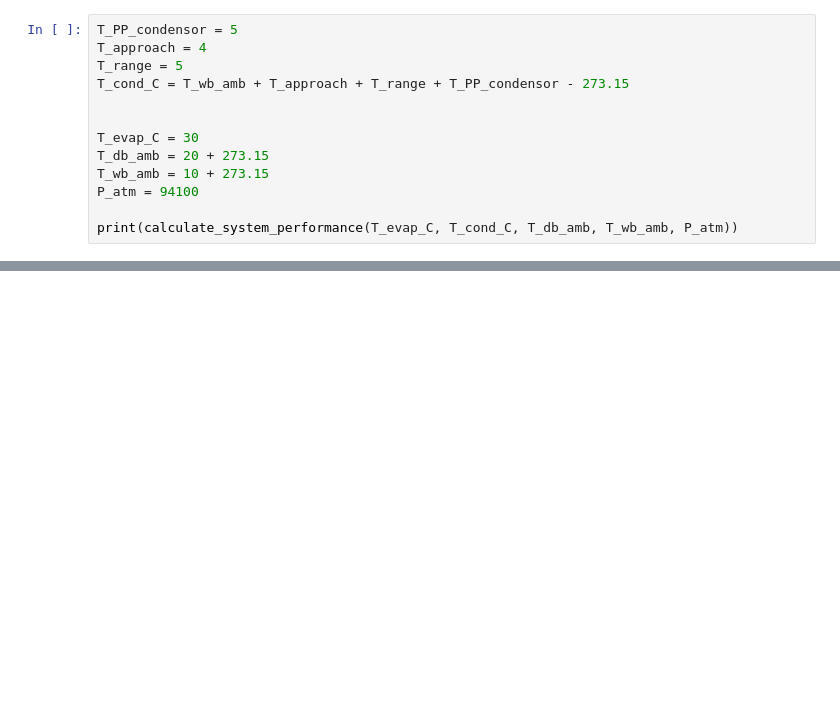
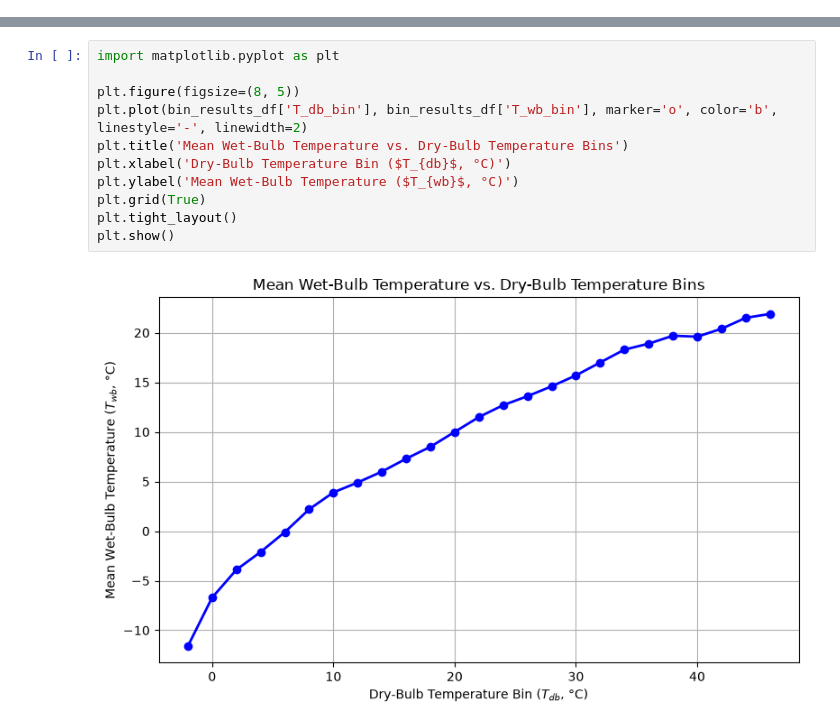
Before and after one commit to aewalter/Thermo, a Jupyter notebook: ORC_optimiser.ipynb, the cells around one changed output, grey strips where cells are left out. Drawn from its saved outputs; the diff is of its cells as text; blank space fills up the shorter version.

```diff
--- a/ORC_optimiser.ipynb
+++ b/ORC_optimiser.ipynb
@@ -147,14 +131 @@ def calculate_system_performance(T_evap_C, T_cond_C, T_db_amb, T_wb_amb, P_atm):
     }
-# %%
-T_PP_condensor = 5
-T_approach = 4
-T_range = 5
-T_cond_C = T_wb_amb + T_approach + T_range + T_PP_condensor - 273.15
-
-
-T_evap_C = 30
-T_db_amb = 20 + 273.15
-T_wb_amb = 10 + 273.15
-P_atm = 94100
-
-print(calculate_system_performance(T_evap_C, T_cond_C, T_db_amb, T_wb_amb, P_atm))
@@ -259,0 +207,13 @@ print(bin_results_df[['T_db_bin', 'T_wb_bin', 'T_cond_C', 'Optimal_T_evap_C', 'W
+# %%
+import matplotlib.pyplot as plt
+
+plt.figure(figsize=(8, 5))
+plt.plot(bin_results_df['T_db_bin'], bin_results_df['T_wb_bin'], marker='o', color='b', linestyle='-', linewidth=2)
+plt.title('Mean Wet-Bulb Temperature vs. Dry-Bulb Temperature Bins')
+plt.xlabel('Dry-Bulb Temperature Bin ($T_{db}$, °C)')
+plt.ylabel('Mean Wet-Bulb Temperature ($T_{wb}$, °C)')
+plt.grid(True)
+plt.tight_layout()
+plt.show()
+# %% [output]
+[figure, added]
```
Also changed, not shown: parts of 11 cells of this notebook, 1 other file.
